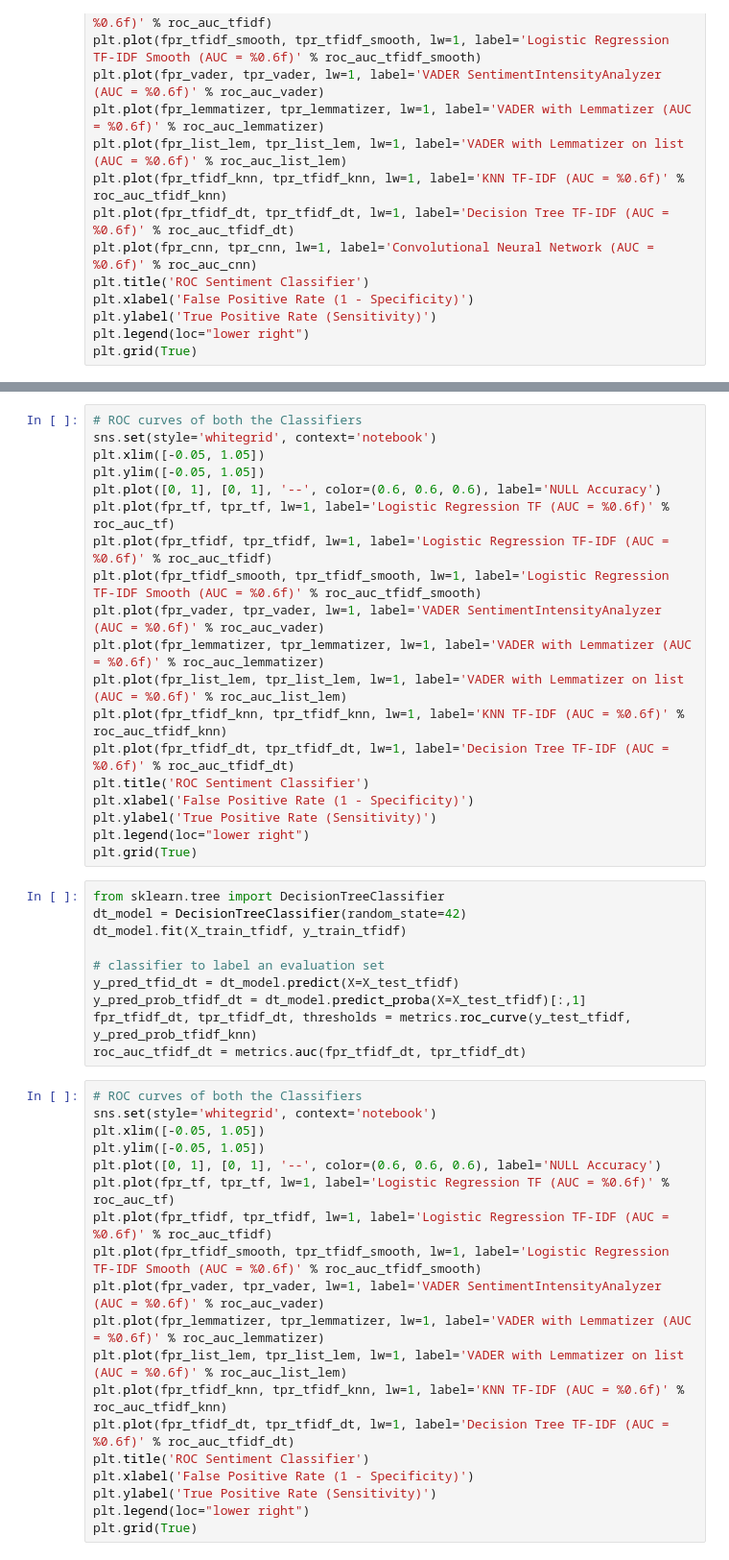
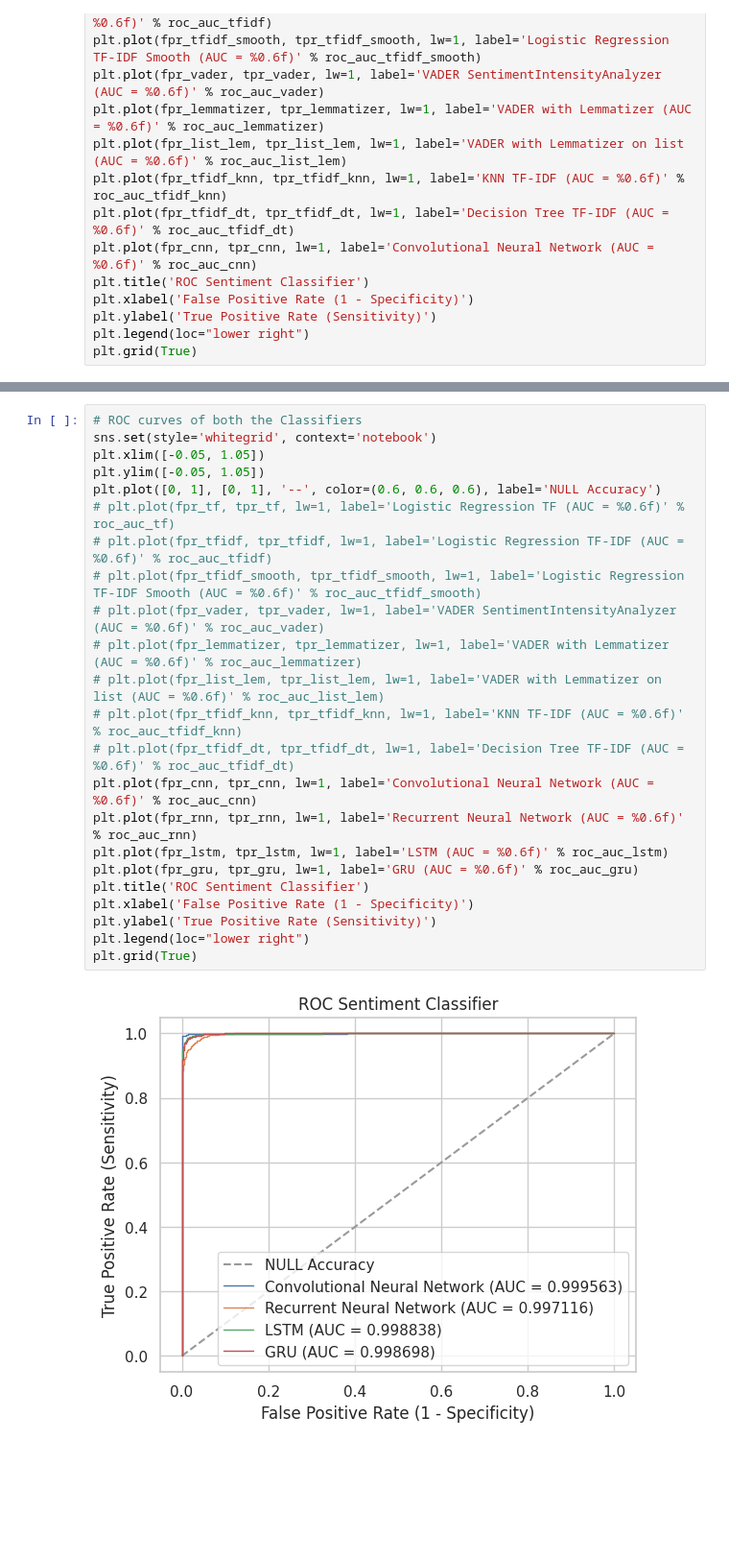
Before and after one commit to agomolka/MAThesisSentimentAnalysis, a Jupyter notebook: Social_Media_Text_Sentiment_Analysis.ipynb, the cells around one changed output, grey strips where cells are left out. Shown at 96% size. Saved outputs shown, nothing was run; the diff lists cells and outputs as text; blank space fills up the shorter version.

Commit message:
Add CNN, RNN, LSTM, GRU

```diff
--- a/Social_Media_Text_Sentiment_Analysis.ipynb
+++ b/Social_Media_Text_Sentiment_Analysis.ipynb
@@ -728,48 +831,25 @@ model_gru.fit(X_train, y_train, epochs=5, validation_data=(X_test, y_test))
-# %%
-# ROC curves of both the Classifiers
-sns.set(style='whitegrid', context='notebook')
-plt.xlim([-0.05, 1.05])
-plt.ylim([-0.05, 1.05])
-plt.plot([0, 1], [0, 1], '--', color=(0.6, 0.6, 0.6), label='NULL Accuracy')
-plt.plot(fpr_tf, tpr_tf, lw=1, label='Logistic Regression TF (AUC = %0.6f)' % roc_auc_tf)
-plt.plot(fpr_tfidf, tpr_tfidf, lw=1, label='Logistic Regression TF-IDF (AUC = %0.6f)' % roc_auc_tfidf)
-plt.plot(fpr_tfidf_smooth, tpr_tfidf_smooth, lw=1, label='Logistic Regression TF-IDF Smooth (AUC = %0.6f)' % roc_auc_tfidf_smooth)
-plt.plot(fpr_vader, tpr_vader, lw=1, label='VADER SentimentIntensityAnalyzer (AUC = %0.6f)' % roc_auc_vader)
-plt.plot(fpr_lemmatizer, tpr_lemmatizer, lw=1, label='VADER with Lemmatizer (AUC = %0.6f)' % roc_auc_lemmatizer)
-plt.plot(fpr_list_lem, tpr_list_lem, lw=1, label='VADER with Lemmatizer on list (AUC = %0.6f)' % roc_auc_list_lem)
-plt.plot(fpr_tfidf_knn, tpr_tfidf_knn, lw=1, label='KNN TF-IDF (AUC = %0.6f)' % roc_auc_tfidf_knn)
-plt.plot(fpr_tfidf_dt, tpr_tfidf_dt, lw=1, label='Decision Tree TF-IDF (AUC = %0.6f)' % roc_auc_tfidf_dt)
-plt.title('ROC Sentiment Classifier')
-plt.xlabel('False Positive Rate (1 - Specificity)')
-plt.ylabel('True Positive Rate (Sensitivity)')
-plt.legend(loc="lower right")
-plt.grid(True)
-# %%
-from sklearn.tree import DecisionTreeClassifier
-dt_model = DecisionTreeClassifier(random_state=42)
-dt_model.fit(X_train_tfidf, y_train_tfidf)
-
-# classifier to label an evaluation set
-y_pred_tfid_dt = dt_model.predict(X=X_test_tfidf)
-y_pred_prob_tfidf_dt = dt_model.predict_proba(X=X_test_tfidf)[:,1]
-fpr_tfidf_dt, tpr_tfidf_dt, thresholds = metrics.roc_curve(y_test_tfidf, y_pred_prob_tfidf_knn)
-roc_auc_tfidf_dt = metrics.auc(fpr_tfidf_dt, tpr_tfidf_dt)
 # %%
 # ROC curves of both the Classifiers
 sns.set(style='whitegrid', context='notebook')
 plt.xlim([-0.05, 1.05])
 plt.ylim([-0.05, 1.05])
 plt.plot([0, 1], [0, 1], '--', color=(0.6, 0.6, 0.6), label='NULL Accuracy')
-plt.plot(fpr_tf, tpr_tf, lw=1, label='Logistic Regression TF (AUC = %0.6f)' % roc_auc_tf)
-plt.plot(fpr_tfidf, tpr_tfidf, lw=1, label='Logistic Regression TF-IDF (AUC = %0.6f)' % roc_auc_tfidf)
-plt.plot(fpr_tfidf_smooth, tpr_tfidf_smooth, lw=1, label='Logistic Regression TF-IDF Smooth (AUC = %0.6f)' % roc_auc_tfidf_smooth)
-plt.plot(fpr_vader, tpr_vader, lw=1, label='VADER SentimentIntensityAnalyzer (AUC = %0.6f)' % roc_auc_vader)
-plt.plot(fpr_lemmatizer, tpr_lemmatizer, lw=1, label='VADER with Lemmatizer (AUC = %0.6f)' % roc_auc_lemmatizer)
-plt.plot(fpr_list_lem, tpr_list_lem, lw=1, label='VADER with Lemmatizer on list (AUC = %0.6f)' % roc_auc_list_lem)
-plt.plot(fpr_tfidf_knn, tpr_tfidf_knn, lw=1, label='KNN TF-IDF (AUC = %0.6f)' % roc_auc_tfidf_knn)
-plt.plot(fpr_tfidf_dt, tpr_tfidf_dt, lw=1, label='Decision Tree TF-IDF (AUC = %0.6f)' % roc_auc_tfidf_dt)
+# plt.plot(fpr_tf, tpr_tf, lw=1, label='Logistic Regression TF (AUC = %0.6f)' % roc_auc_tf)
+# plt.plot(fpr_tfidf, tpr_tfidf, lw=1, label='Logistic Regression TF-IDF (AUC = %0.6f)' % roc_auc_tfidf)
+# plt.plot(fpr_tfidf_smooth, tpr_tfidf_smooth, lw=1, label='Logistic Regression TF-IDF Smooth (AUC = %0.6f)' % roc_auc_tfidf_smooth)
+# plt.plot(fpr_vader, tpr_vader, lw=1, label='VADER SentimentIntensityAnalyzer (AUC = %0.6f)' % roc_auc_vader)
+# plt.plot(fpr_lemmatizer, tpr_lemmatizer, lw=1, label='VADER with Lemmatizer (AUC = %0.6f)' % roc_auc_lemmatizer)
+# plt.plot(fpr_list_lem, tpr_list_lem, lw=1, label='VADER with Lemmatizer on list (AUC = %0.6f)' % roc_auc_list_lem)
+# plt.plot(fpr_tfidf_knn, tpr_tfidf_knn, lw=1, label='KNN TF-IDF (AUC = %0.6f)' % roc_auc_tfidf_knn)
+# plt.plot(fpr_tfidf_dt, tpr_tfidf_dt, lw=1, label='Decision Tree TF-IDF (AUC = %0.6f)' % roc_auc_tfidf_dt)
+plt.plot(fpr_cnn, tpr_cnn, lw=1, label='Convolutional Neural Network (AUC = %0.6f)' % roc_auc_cnn)
+plt.plot(fpr_rnn, tpr_rnn, lw=1, label='Recurrent Neural Network (AUC = %0.6f)' % roc_auc_rnn)
+plt.plot(fpr_lstm, tpr_lstm, lw=1, label='LSTM (AUC = %0.6f)' % roc_auc_lstm)
+plt.plot(fpr_gru, tpr_gru, lw=1, label='GRU (AUC = %0.6f)' % roc_auc_gru)
 plt.title('ROC Sentiment Classifier')
 plt.xlabel('False Positive Rate (1 - Specificity)')
 plt.ylabel('True Positive Rate (Sensitivity)')
 plt.legend(loc="lower right")
 plt.grid(True)
+# %% [output]
+[figure, added]
```
Also changed, not shown: parts of 10 cells of this notebook.
